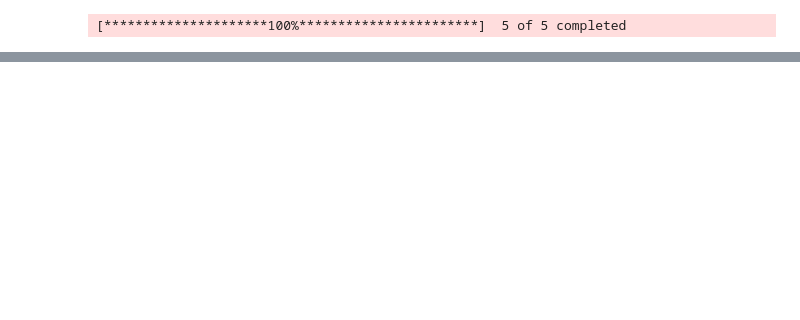
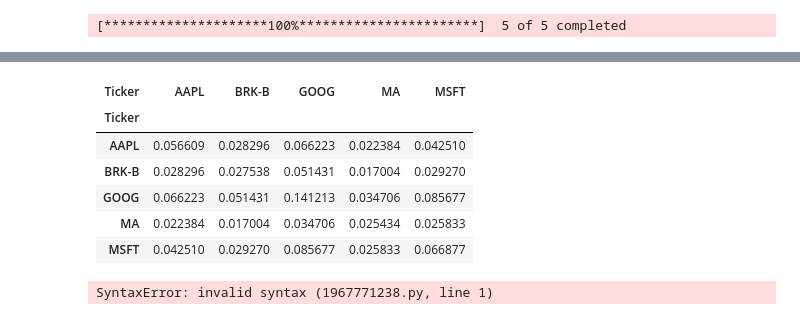
Before and after one commit to GongJr0/NeoPortfolio, a Jupyter notebook: main.ipynb, the cells around one changed output, grey strips where cells are left out. Saved outputs shown, nothing was run; the diff lists cells and outputs as text; code cells hidden in the pictures; blank space fills up the shorter version.

```diff
--- a/main.ipynb
+++ b/main.ipynb
@@ -61,0 +62,14 @@ markowitz.efficient_frontier(target_input='return')
+# %%
+markowitz.cov_matrix
+# %% [output]
+| Ticker | AAPL | BRK-B | GOOG | MA | MSFT |
+| Ticker |  |  |  |  |  |
+| AAPL | 0.056609 | 0.028296 | 0.066223 | 0.022384 | 0.042510 |
+| BRK-B | 0.028296 | 0.027538 | 0.051431 | 0.017004 | 0.029270 |
+| GOOG | 0.066223 | 0.051431 | 0.141213 | 0.034706 | 0.085677 |
+| MA | 0.022384 | 0.017004 | 0.034706 | 0.025434 | 0.025833 |
+| MSFT | 0.042510 | 0.029270 | 0.085677 | 0.025833 | 0.066877 |
+# %%
+markowitz.portfolio.
+# %% [output]
+SyntaxError: invalid syntax (1967771238.py, line 1)
```
Also changed, not shown: parts of 7 cells of this notebook, 3 other files.
